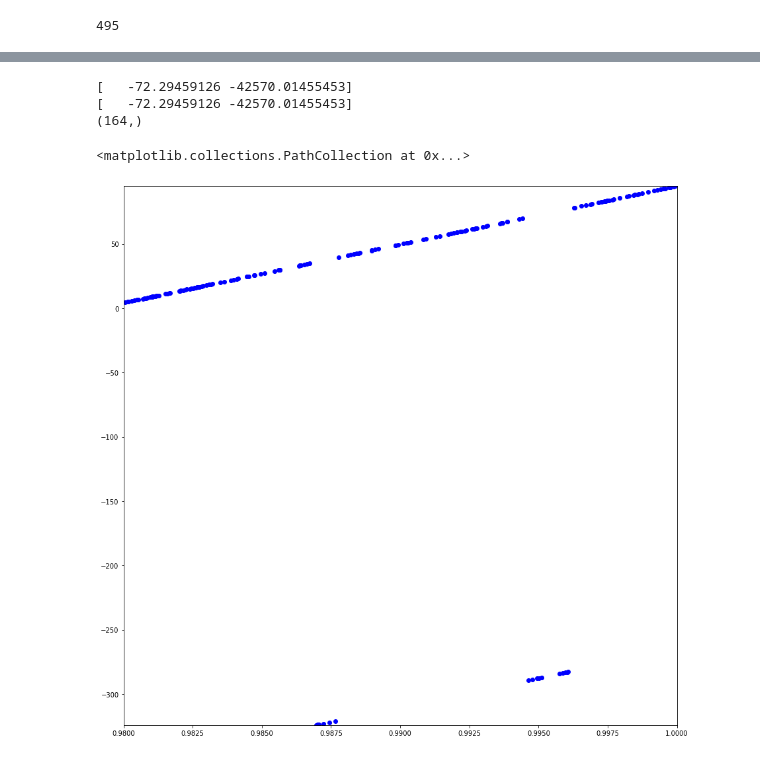
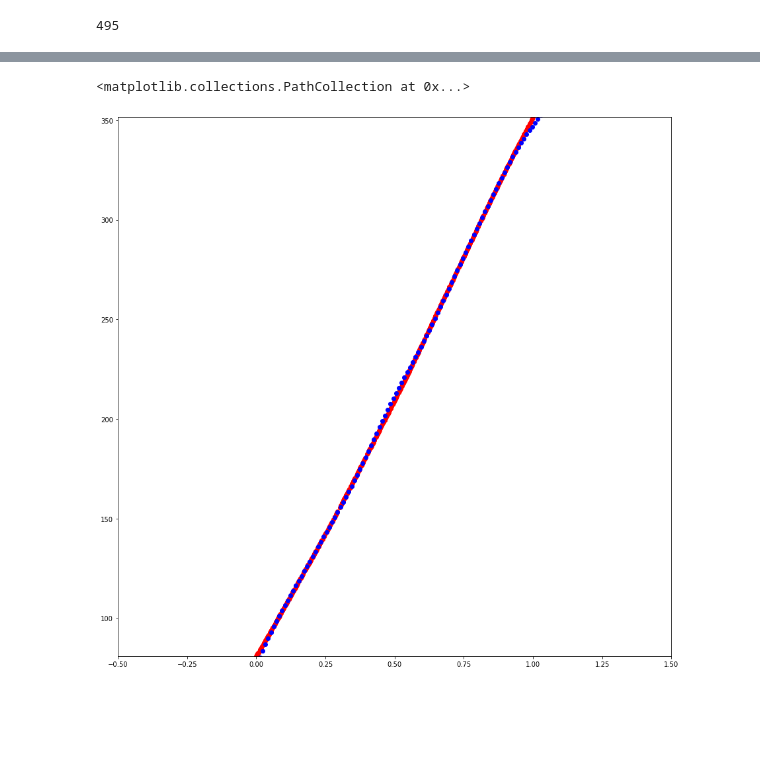
Before and after one commit to pniksa/Orbit_Rep, a Jupyter notebook: Regression_GPRmodreg.ipynb, the cells around one changed output, grey strips where cells are left out. Drawn from its saved outputs; the diff is of its cells as text; code cells hidden in the pictures; blank space fills up the shorter version.

```diff
--- a/Regression_GPRmodreg.ipynb
+++ b/Regression_GPRmodreg.ipynb
@@ -307,0 +147,6 @@ doing 372 [0.98793536] [0.72713867]
+# %%
+dfdebreg = dfdeb_m.drop(['line1', 'line2', 'object_id', 'object_name', 'rcs_size', 'debc',
+                        'apo', 'peri', 'country', 'rev_num', 'int_desig', 'ddn_o6',
+                         'epoch_day', 'epoch_year', 'period', 'apogee', 'perigee', 'inclination',
+                        'launch'],axis = 1)
+dfdebreg.head()
@@ -307,0 +161,2 @@ doing 372 [0.98793536] [0.72713867]
+# %%
+oi_num = 14#14#1189#1189#39#-600#2764#2680#2576#2355#1487#1#235#135#37#17#19
@@ -313,51 +2326,52 @@ doing 372 [0.98793536] [0.72713867]
 # %%
-#treereg = DecisionTreeRegressor(criterion = 'mae', max_depth = 8, min_samples_split = 2, min_samples_leaf = 1)
+kernel = ExpSineSquared(length_scale = 100, periodicity = 0.5, length_scale_bounds = (1E-3, 1E5),
+                        periodicity_bounds = (1E-4, 1E3)) * DotProduct(sigma_0=1., sigma_0_bounds=(1e-05, 1e5))# \
+#krreg = KernelRidge(alpha=0.00000001, kernel=kernel, gamma='linear', degree=5, coef0=1, kernel_params=None)
 
-## perform curve_fit for raan
-fitfunc = lambda x, p0, p1: (p0 + p1 * x) % 360
+krreg = GaussianProcessRegressor(kernel=kernel, alpha=0.0000001)
+0
 
 X = dfdebreg.loc[norads[oi_num]].datetimes.apply(lambda x: x.timestamp()).values
 
-X = ppimport.normalize(X.reshape(-1, 1), norm='max', axis=0, copy=True, return_norm=False)
+#X = ppimport.normalize(X.reshape(-1, 1), norm='max', axis=0, copy=True, return_norm=False)
 
-y = dfdebreg.loc[norads[oi_num]].raan.values
+y = dfdebreg.loc[norads[oi_num]].m.values
+#y = dfdebreg.loc[norads[oi_num]].argp.values
 
-boundt = 180
-# need to decide on plus or minus and on multitude?
-for idx in range(1, len(y) - 1):
-    if abs(y[idx] - y[idx + 1]) > boundt:
-        pass
-X_train, X_test, y_train, y_test = train_test_split(X.reshape(-1, 1), y, test_size=0.33, random_state=42)
-init = [360,-43000]
-out2, cov_x2 = curve_fit(fitfunc, xdata = X_train.flatten(), ydata = y_train, p0 = init)
-print(out2)
+minmaxe = MinMaxScaler()
+minmaxt = MinMaxScaler()
+minmaxt.fit(X.reshape(-1, 1))
+minmaxe.fit(np.array([0,1]).reshape(-1, 1))
+y = minmaxe.transform(y.reshape(-1, 1))
+X = minmaxt.transform(X.reshape(-1, 1))
 
-degree = 1
-poly_features = PolynomialFeatures(degree=degree)
-X_trainp = poly_features.fit_transform(X_train)
-X_testp = poly_features.fit_transform(X_test)
+X_train, X_test, y_train, y_test = train_test_split(X.reshape(-1, 1), y,
+                                                    test_size=0.33, random_state=42)
+X_train = X
+X_test = X
+y_train = y
+y_test = y
+X_trainp = X_train
+X_testp = X_test
+X_testb = np.linspace(-0.5,1.5,200).reshape(-1,1)
+
+#degree = 1
+#poly_features = PolynomialFeatures(degree=degree)
+#X_trainp = poly_features.fit_transform(X_train)
+#X_testp = poly_features.fit_transform(X_test)
 krreg.fit(X_trainp, y_train)
 
 #y_pred = krreg.predict(X_testp)
-print(out2)
-y_pred = fitfunc(X_testp, out2[0], out2[1])
-y_pred = y_pred[:,1]
-#print(y_pred[:,1].shape)
-print(y_test.shape)
-#print(y_pred[:,1].shape)
+y_pred = krreg.predict(X_testb)
+
 #print(r2_score(y_test, y_pred))
 
 ax = plt.figure(figsize = (15,15))
-plt.xlim(0.98,1.)
+plt.xlim(-0.5,1.5)
 plt.ylim(np.min(y_test),np.max(y_test))
-plt.ylim(np.min(y_pred - y_test),np.max(y_pred - y_test))
-#plt.scatter(X_test, y_test, c = 'red')
-#plt.scatter(X_testp, y_pred, c = 'blue')
-plt.scatter(X_test, y_pred - y_test, c = 'blue')
-#better
+plt.scatter(X_test, y_test, c = 'red')
+plt.scatter(X_testb, y_pred, c = 'blue')
+# better oscillatory interpolation
 # %% [output]
-[   -72.29459126 -42570.01455453]
-[   -72.29459126 -42570.01455453]
-(164,)
+<matplotlib.collections.PathCollection at 0x...>
-<matplotlib.collections.PathCollection at 0x...>
-[figure, old version]
+[figure, new version]
```
Also changed, not shown: parts of 81 cells of this notebook, 1 other file.
